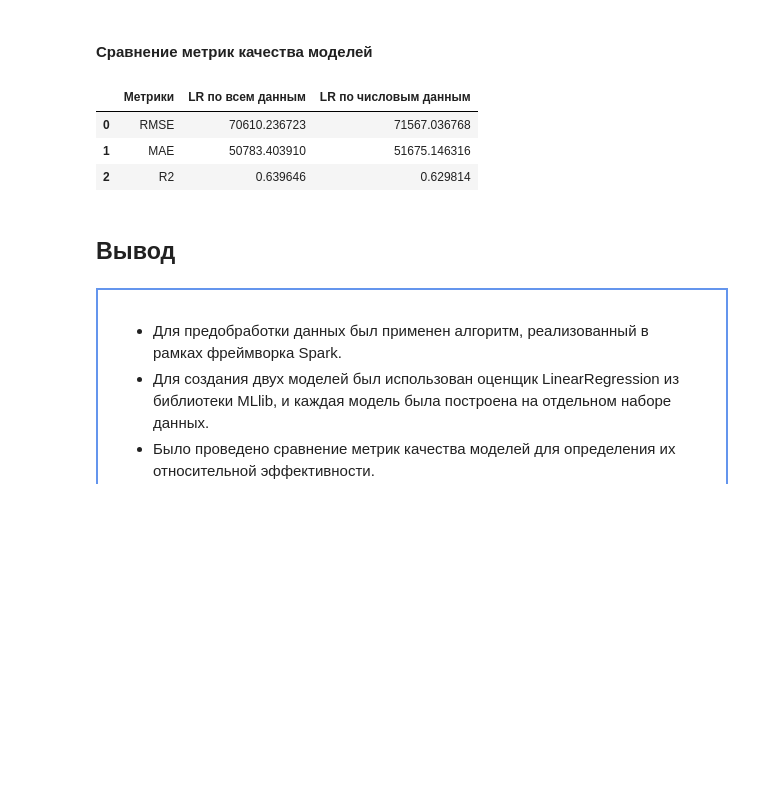
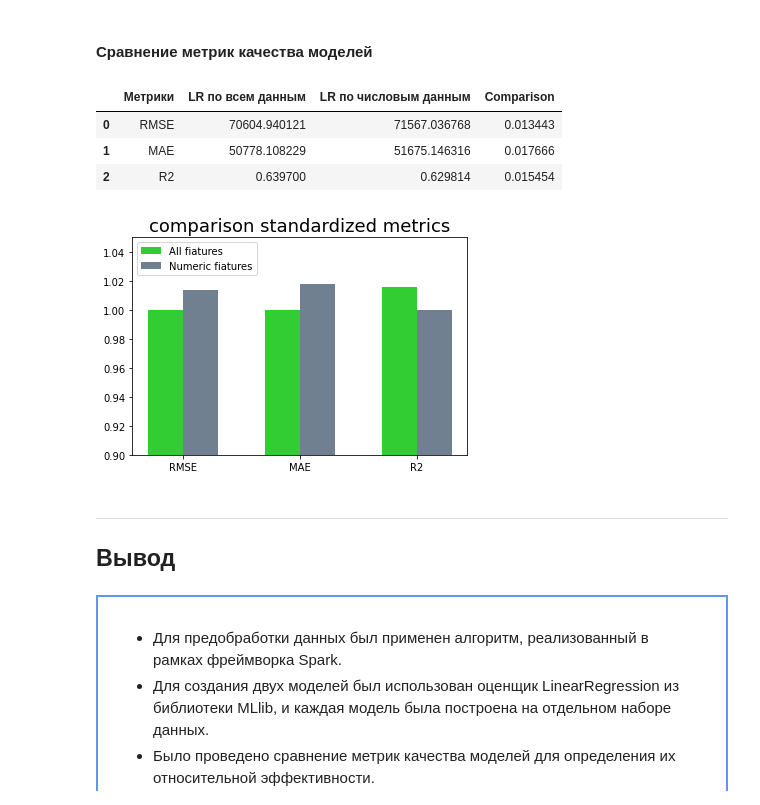
Before and after one commit to Denis-Mukhanov/spark-home-value-prediction, a Jupyter notebook: spark_home_value_prediction.ipynb, the cells around one changed output. Cells and saved outputs as stored; diff of their text form; code cells hidden in the pictures; blank space fills up the shorter version.

Commit message:
add_visualization_edited_code

```diff
--- a/spark_home_value_prediction.ipynb
+++ b/spark_home_value_prediction.ipynb
@@ -355 +363,4 @@ cv_model_num = cv_num.fit(train_data)
+# %%
+# обучаем модель
+cv_model_num = CrosVal(pipeline_num).fit(train_data)
 # %%
@@ -391,20 +384,55 @@ r2_num = evaluator_r2.evaluate(predictedLabes_num)
+# %%
+# функция расчета метрик
+def metrics(predicted):
+    evaluator_rmse = RegressionEvaluator(predictionCol="prediction", labelCol='label', metricName="rmse")
+    evaluator_mae = RegressionEvaluator(predictionCol="prediction", labelCol='label', metricName="mae")
+    evaluator_r2 = RegressionEvaluator(predictionCol="prediction", labelCol='label', metricName="r2")
+
+    rmse = evaluator_rmse.evaluate(predicted)
+    mae = evaluator_mae.evaluate(predicted)
+    r2 = evaluator_r2.evaluate(predicted)
+    return rmse, mae, r2
+# %%
+# метрики медели, обученной на всех признаках
+rmse_all, mae_all, r2_all = metrics(predictedLabes_all)
+# %%
+# метрики медели, обученной на числовых признаках
+rmse_num, mae_num, r2_num = metrics(predictedLabes_num)
 # %% [markdown]
 #### Сравнение метрик качества моделей
 # %%
 # сводная таблица метрик
-info=pd.DataFrame({'Метрики':['RMSE', 'MAE', 'R2'],
-                      'LR по всем данным':[rmse_all, mae_all, r2_all],
-                  'LR по числовым данным':[rmse_num, mae_num, r2_num]})
-display(info)
+df_info = pd.DataFrame({
+    'Метрики':['RMSE', 'MAE', 'R2'],
+    'LR по всем данным':[rmse_all, mae_all, r2_all],
+    'LR по числовым данным':[rmse_num, mae_num, r2_num],
+    'Comparison':[(rmse_num-rmse_all)/rmse_num, (mae_num-mae_all)/mae_all, (r2_all-r2_num)/r2_all]
+    })
+display(df_info)
+
+# визуализация
+index = np.arange(len(df_info))
+values1 = [rmse_all/rmse_all, mae_all/mae_all, r2_all/r2_num]
+values2 = [rmse_num/rmse_all, mae_num/mae_all, r2_num/r2_num]
+bw = 0.3
+plt.title('comparison standardized metrics', fontsize=18)
+plt.bar(index, values1, bw, color='limegreen')
+plt.bar(index+bw, values2, bw, color='slategrey')
+plt.ylim([0.9, 1.05])
+plt.legend(['All fiatures', 'Numeric fiatures'], loc=2)
+plt.xticks(index+bw/2, df_info['Метрики'])
+plt.show()
 # %% [output]
-|  | Метрики | LR по всем данным | LR по числовым данным |
-| 0 | RMSE | 70610.236723 | 71567.036768 |
-| 1 | MAE | 50783.403910 | 51675.146316 |
-| 2 | R2 | 0.639646 | 0.629814 |
+|  | Метрики | LR по всем данным | LR по числовым данным | Comparison |
+| 0 | RMSE | 70604.940121 | 71567.036768 | 0.013443 |
+| 1 | MAE | 50778.108229 | 51675.146316 | 0.017666 |
+| 2 | R2 | 0.639700 | 0.629814 | 0.015454 |
+[figure, added]
 # %%
 # закрытие spark-сессии
 spark.stop()
 # %% [markdown]
+_____________
 ## Вывод
 # %% [markdown]
 <div style="padding: 30px 25px; border: 2px #6495ed solid">
```
Also changed, not shown: parts of 36 cells of this notebook.
